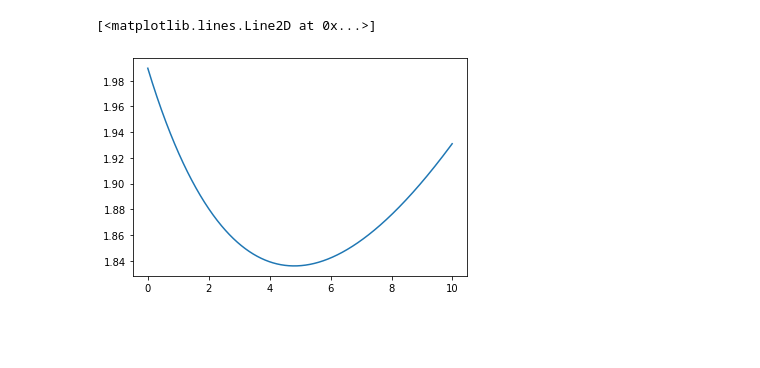
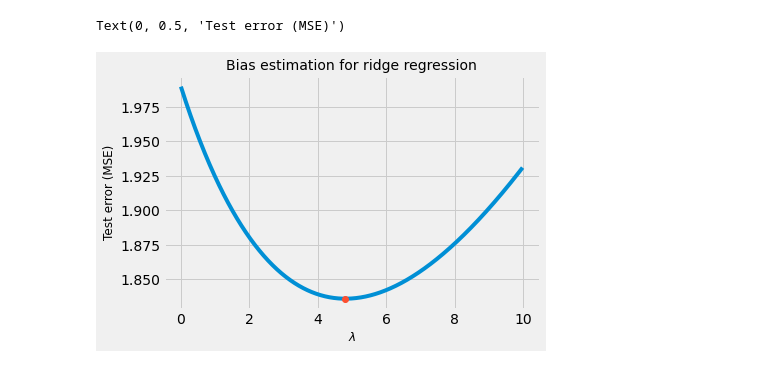
Before and after one commit to MariaLavrovskaya/datascience, a Jupyter notebook: mult_regression/ridge_reg.ipynb, the cells around one changed output. Saved outputs shown, nothing was run; the diff lists cells and outputs as text; code cells hidden in the pictures; blank space fills up the shorter version.

```diff
--- a/mult_regression/ridge_reg.ipynb
+++ b/mult_regression/ridge_reg.ipynb
@@ -33,24 +33,24 @@ yTrain = y[:70]
 XTest = X[70:, :]
 yTest = y[70:]
 # %%
-#Ringe Regression
+#Ridge Regression
 mse = []
 L = []
 lambdaa = np.arange(0,10,0.01)
 for i in lambdaa:
     beta = RidgeRegression(yTrain, XTrain, 0.01, 1e-9, i)
     yHat = np.dot(XTest,beta)
     mse.append(mean_squared_error(yHat, yTest))
     L.append(i)
 
 #Plotting the result
 fig = plt.figure()
 ax = plt.axes()
 ax.plot(L, mse)
 ax.plot(L[mse.index(min(mse))], mse[mse.index(min(mse))], 'o')
-ax.set_title('Bias estimation for ringe regression', fontsize = 14)
+ax.set_title('Bias estimation for ridge regression', fontsize = 14)
 ax.set_xlabel(r'$\lambda$', fontsize = 12)
 ax.set_ylabel('Test error (MSE)', fontsize = 12)
 # %% [output]
-[<matplotlib.lines.Line2D at 0x...>]
+Text(0, 0.5, 'Test error (MSE)')
-[figure, old version]
+[figure, new version]
```
